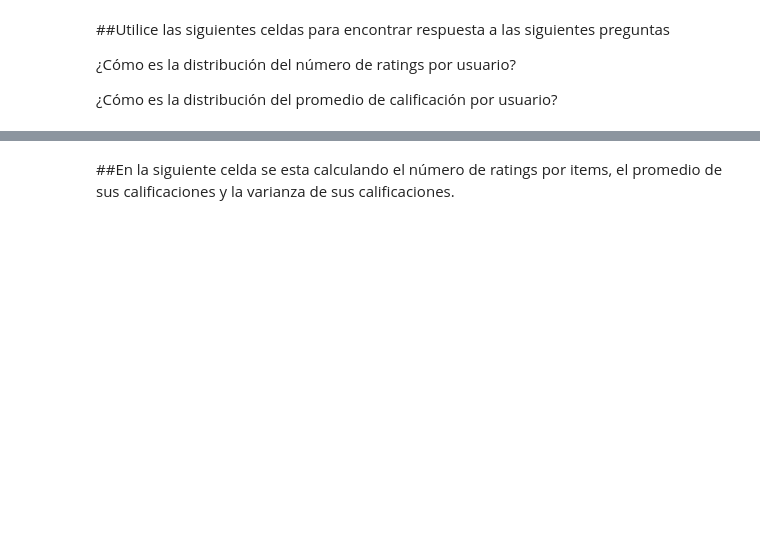
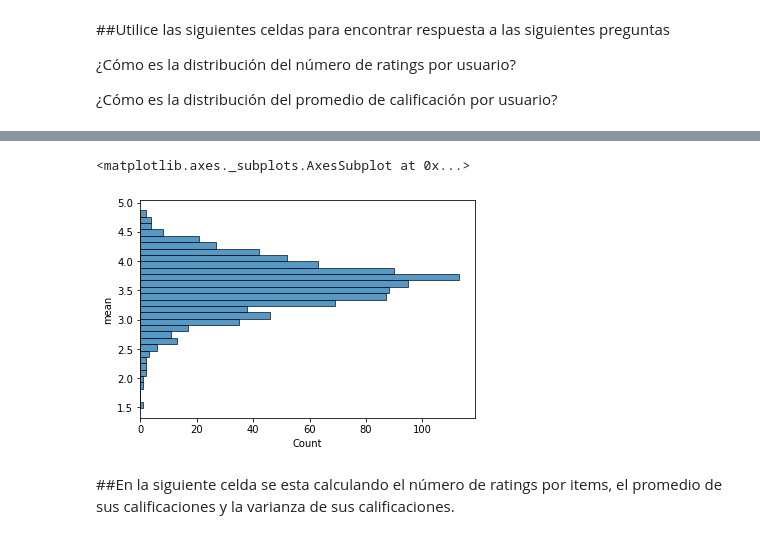
Before and after one commit to SR-11-2021-10/MINE4201-Labs, a Jupyter notebook: MINE_4201_SR_Laboratorio_1.ipynb, the cells around one changed output, grey strips where cells are left out. Cells and saved outputs as stored; diff of their text form; code cells hidden in the pictures; blank space fills up the shorter version.

```diff
--- a/MINE_4201_SR_Laboratorio_1.ipynb
+++ b/MINE_4201_SR_Laboratorio_1.ipynb
@@ -67,3 +163,9 @@ ratings.groupby('user_id')['rating'].agg({'count','mean'}).sort_values(by='count
+# %%
+# Distribución del promedio de calificación
+sns.histplot(y=user_rating_v2['mean'], data=user_rating_v2)
+# %% [output]
+<matplotlib.axes._subplots.AxesSubplot at 0x...>
+[figure, added]
 # %% [markdown]
 ##En la siguiente celda se esta calculando el número de ratings por items, el promedio de sus calificaciones y la varianza de sus calificaciones.
 # %%
```
Also changed, not shown: parts of 23 cells of this notebook.
